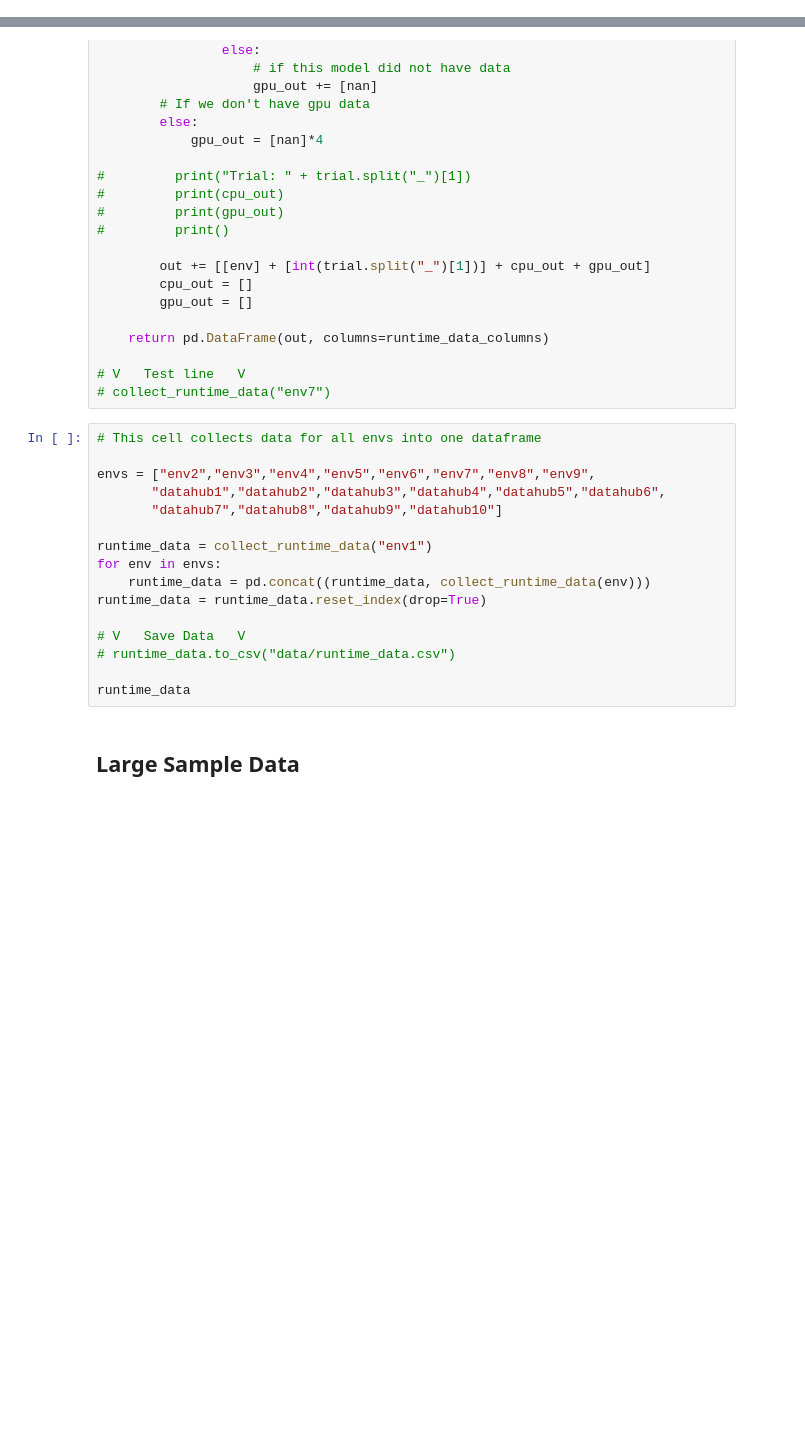
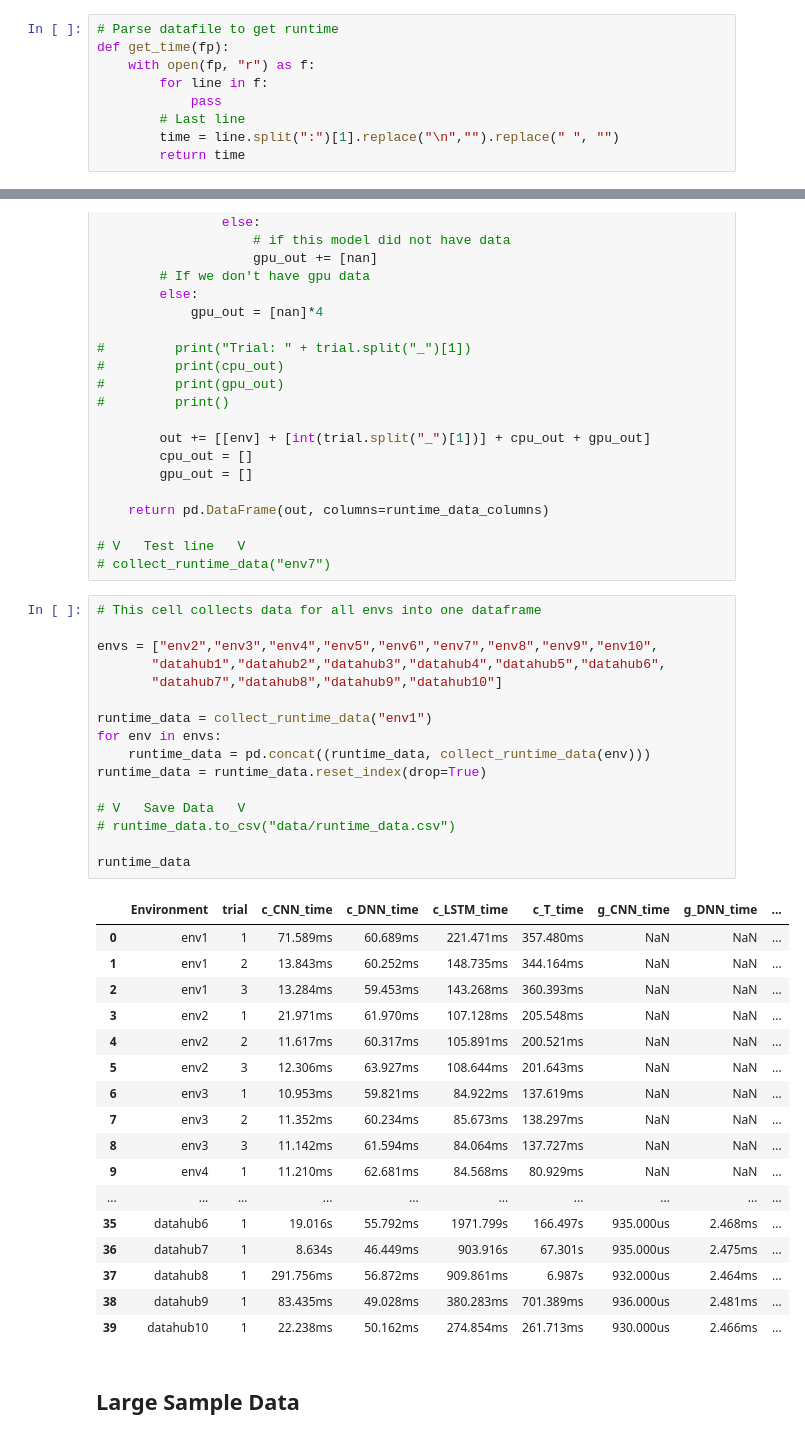
Before and after one commit to louiecai/DSC-180B-Hardware-Acceleration, a Jupyter notebook: data_processor.ipynb, the cells around one changed output, grey strips where cells are left out. Drawn from its saved outputs; the diff is of its cells as text; blank space fills up the shorter version.

```diff
--- a/data_processor.ipynb
+++ b/data_processor.ipynb
@@ -14,6 +32,15 @@ env_data
 # %% [markdown]
 ## Runtime Data
 Data corresponding to the cpu/gpu runtimes for each environment
+# %%
+# Parse datafile to get runtime
+def get_time(fp):
+    with open(fp, "r") as f:
+        for line in f:
+            pass
+        # Last line
+        time = line.split(":")[1].replace("\n","").replace(" ", "")
+        return time
 # %%
 # This cell contains function to extract data from profiling folder
 
@@ -94,18 +121,36 @@ def collect_runtime_data(env):
 # %%
 # This cell collects data for all envs into one dataframe
 
-envs = ["env2","env3","env4","env5","env6","env7","env8","env9",
+envs = ["env2","env3","env4","env5","env6","env7","env8","env9","env10",
        "datahub1","datahub2","datahub3","datahub4","datahub5","datahub6",
        "datahub7","datahub8","datahub9","datahub10"]
 
 runtime_data = collect_runtime_data("env1")
 for env in envs:
     runtime_data = pd.concat((runtime_data, collect_runtime_data(env)))
 runtime_data = runtime_data.reset_index(drop=True)
 
 # V   Save Data   V
 # runtime_data.to_csv("data/runtime_data.csv")
 
 runtime_data
+# %% [output]
+|  | Environment | trial | c_CNN_time | c_DNN_time | c_LSTM_time | c_T_time | g_CNN_time | g_DNN_time | ... |
+| 0 | env1 | 1 | 71.589ms | 60.689ms | 221.471ms | 357.480ms | NaN | NaN | ... |
+| 1 | env1 | 2 | 13.843ms | 60.252ms | 148.735ms | 344.164ms | NaN | NaN | ... |
+| 2 | env1 | 3 | 13.284ms | 59.453ms | 143.268ms | 360.393ms | NaN | NaN | ... |
+| 3 | env2 | 1 | 21.971ms | 61.970ms | 107.128ms | 205.548ms | NaN | NaN | ... |
+| 4 | env2 | 2 | 11.617ms | 60.317ms | 105.891ms | 200.521ms | NaN | NaN | ... |
+| 5 | env2 | 3 | 12.306ms | 63.927ms | 108.644ms | 201.643ms | NaN | NaN | ... |
+| 6 | env3 | 1 | 10.953ms | 59.821ms | 84.922ms | 137.619ms | NaN | NaN | ... |
+| 7 | env3 | 2 | 11.352ms | 60.234ms | 85.673ms | 138.297ms | NaN | NaN | ... |
+| 8 | env3 | 3 | 11.142ms | 61.594ms | 84.064ms | 137.727ms | NaN | NaN | ... |
+| 9 | env4 | 1 | 11.210ms | 62.681ms | 84.568ms | 80.929ms | NaN | NaN | ... |
+| ... | ... | ... | ... | ... | ... | ... | ... | ... | ... |
+| 35 | datahub6 | 1 | 19.016s | 55.792ms | 1971.799s | 166.497s | 935.000us | 2.468ms | ... |
+| 36 | datahub7 | 1 | 8.634s | 46.449ms | 903.916s | 67.301s | 935.000us | 2.475ms | ... |
+| 37 | datahub8 | 1 | 291.756ms | 56.872ms | 909.861ms | 6.987s | 932.000us | 2.464ms | ... |
+| 38 | datahub9 | 1 | 83.435ms | 49.028ms | 380.283ms | 701.389ms | 936.000us | 2.481ms | ... |
+| 39 | datahub10 | 1 | 22.238ms | 50.162ms | 274.854ms | 261.713ms | 930.000us | 2.466ms | ... |
 # %% [markdown]
 ## Large Sample Data
```
Also changed, not shown: parts of 5 cells of this notebook, 3 other files.
